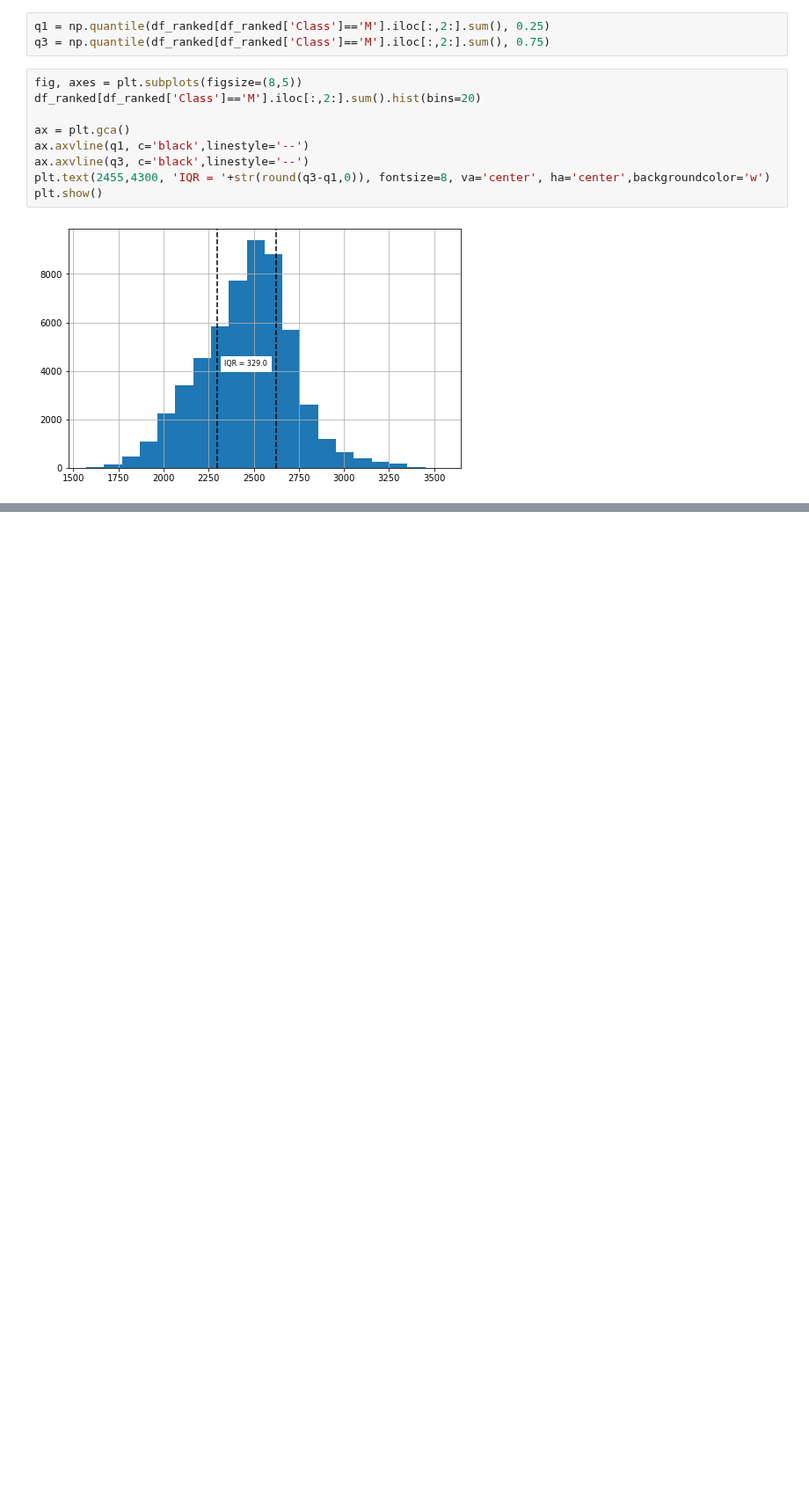
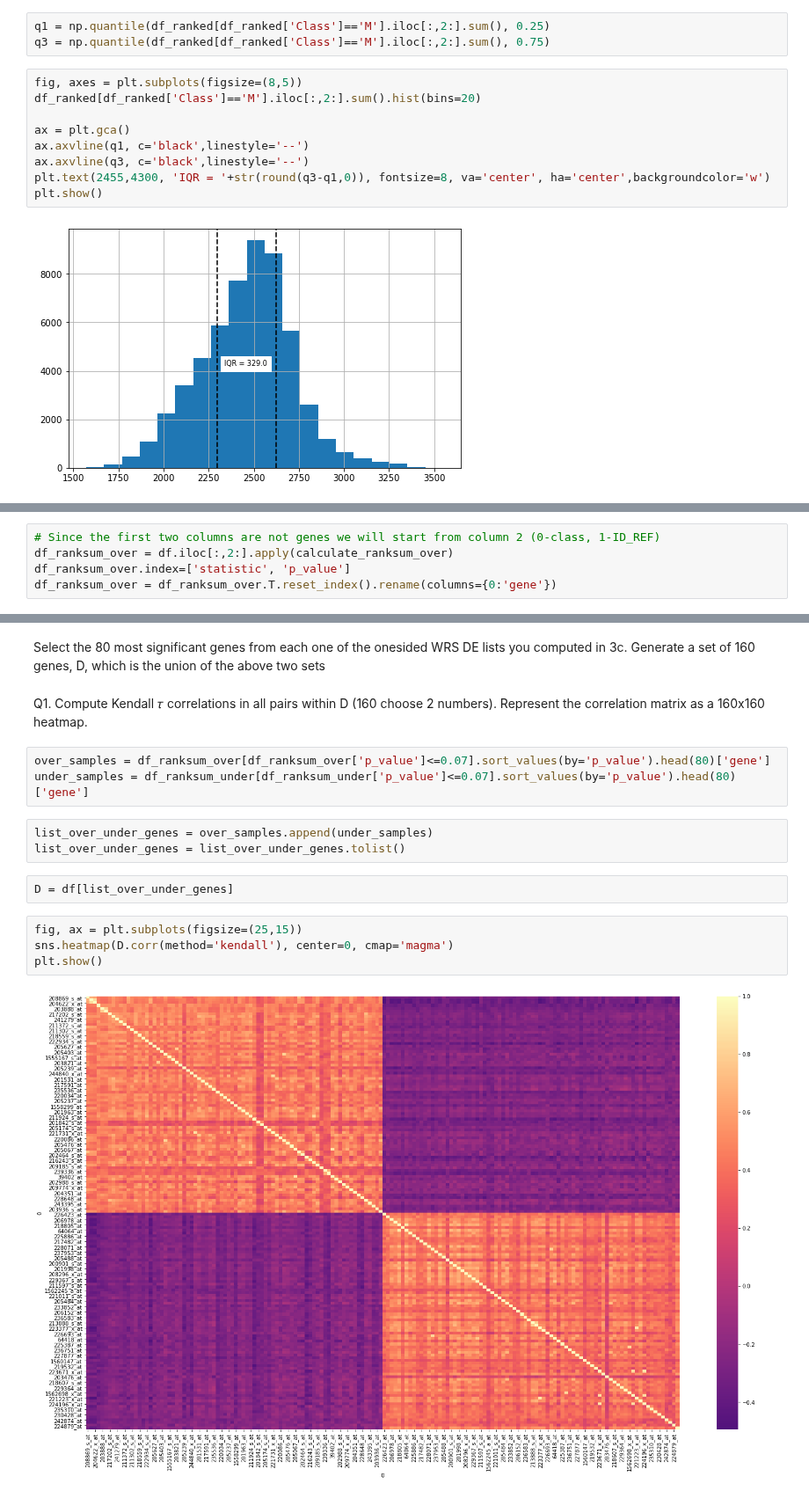
Before and after one commit to Oren-Ben/IDC, a Jupyter notebook: statistics/fourth_ex/204079453_205714447.ipynb, the cells around one changed output, grey strips where cells are left out. Shown at 88% size. Saved outputs shown, nothing was run; the diff lists cells and outputs as text; blank space fills up the shorter version.

```diff
--- a/statistics/fourth_ex/204079453_205714447.ipynb
+++ b/statistics/fourth_ex/204079453_205714447.ipynb
@@ -193,0 +205,5 @@ plt.show()
+# %%
+# Since the first two columns are not genes we will start from column 2 (0-class, 1-ID_REF)
+df_ranksum_over = df.iloc[:,2:].apply(calculate_ranksum_over)
+df_ranksum_over.index=['statistic', 'p_value']
+df_ranksum_over = df_ranksum_over.T.reset_index().rename(columns={0:'gene'})
@@ -193,0 +243,18 @@ plt.show()
+# %% [markdown]
+Select the 80 most significant genes from each one of the onesided WRS DE lists you computed in 3c. Generate a set of 160 genes, D, which is the union of the above two sets
+# %% [markdown]
+Q1. Compute Kendall 𝜏 correlations in all pairs within D (160 choose 2 numbers). Represent the correlation matrix as a 160x160 heatmap.
+# %%
+over_samples = df_ranksum_over[df_ranksum_over['p_value']<=0.07].sort_values(by='p_value').head(80)['gene']
+under_samples = df_ranksum_under[df_ranksum_under['p_value']<=0.07].sort_values(by='p_value').head(80)['gene']
+# %%
+list_over_under_genes = over_samples.append(under_samples)
+list_over_under_genes = list_over_under_genes.tolist()
+# %%
+D = df[list_over_under_genes]
+# %%
+fig, ax = plt.subplots(figsize=(25,15))
+sns.heatmap(D.corr(method='kendall'), center=0, cmap='magma')
+plt.show()
+# %% [output]
+[figure, added]
```
Also changed, not shown: parts of 42 cells of this notebook.
